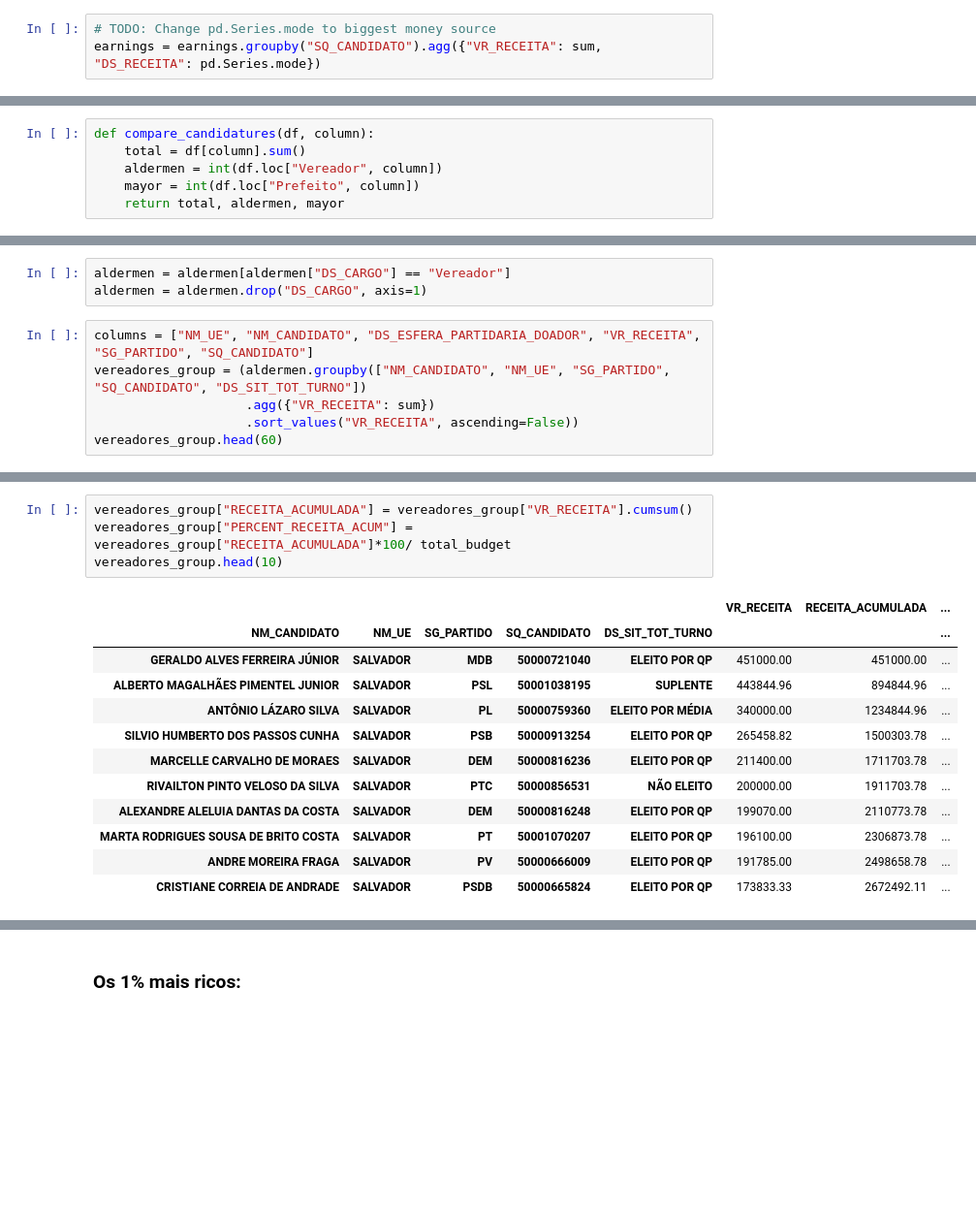
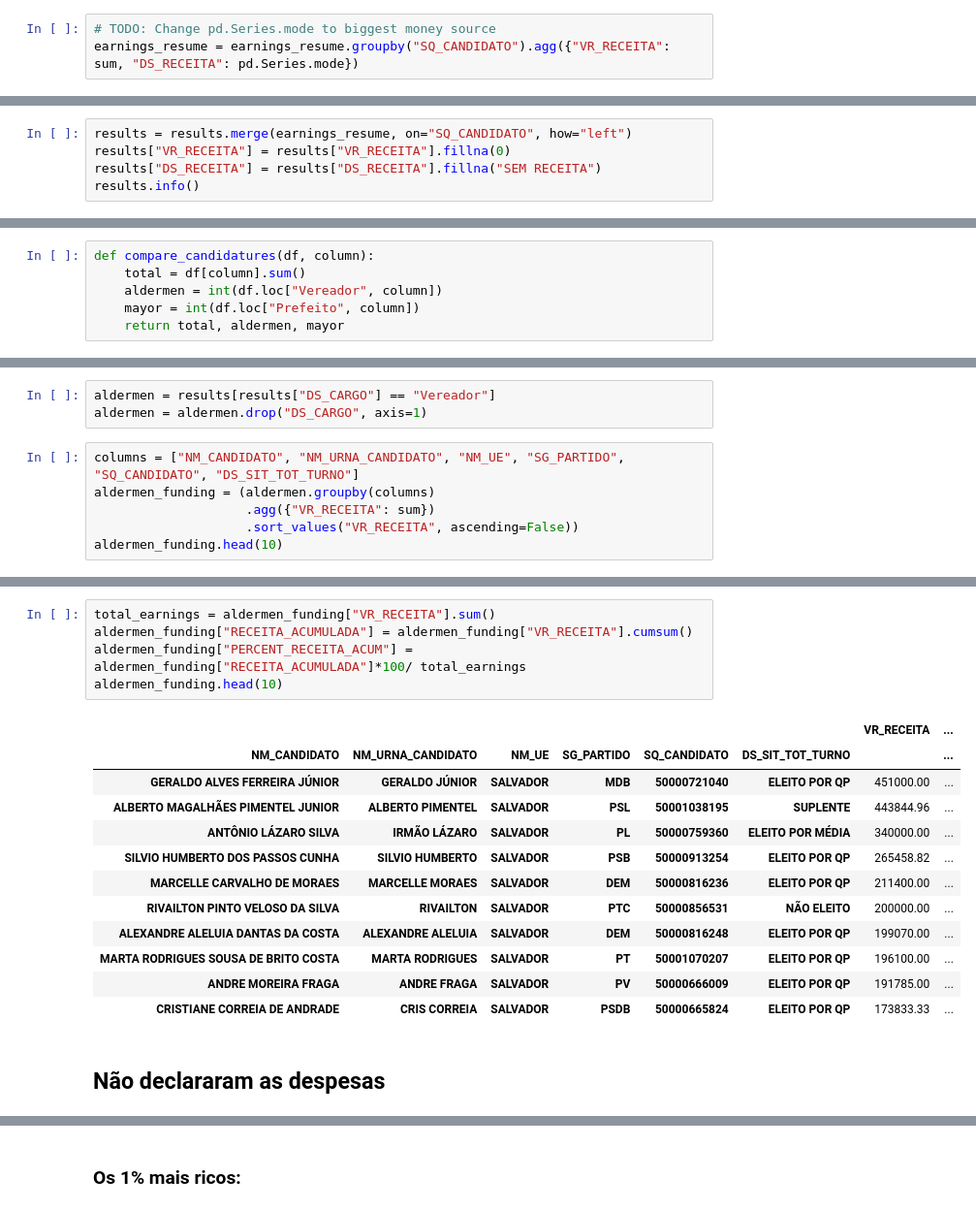
Before and after one commit to dadoscope/eleicoes_2020, a Jupyter notebook: 2020-12-11_analise_vereadores.ipynb, the cells around one changed output, grey strips where cells are left out. Shown at 97% size. Saved outputs shown, nothing was run; the diff lists cells and outputs as text; blank space fills up the shorter version.

```diff
--- a/2020-12-11_analise_vereadores.ipynb
+++ b/2020-12-11_analise_vereadores.ipynb
@@ -196,3 +250,3 @@ earnings["VR_RECEITA"] = earnings["VR_RECEITA"].apply(currency_to_float)
 # %%
 # TODO: Change pd.Series.mode to biggest money source
-earnings = earnings.groupby("SQ_CANDIDATO").agg({"VR_RECEITA": sum, "DS_RECEITA": pd.Series.mode})
+earnings_resume = earnings_resume.groupby("SQ_CANDIDATO").agg({"VR_RECEITA": sum, "DS_RECEITA": pd.Series.mode})
@@ -222,0 +253,5 @@ memory usage: 3.7+ MB
+# %%
+results = results.merge(earnings_resume, on="SQ_CANDIDATO", how="left")
+results["VR_RECEITA"] = results["VR_RECEITA"].fillna(0)
+results["DS_RECEITA"] = results["DS_RECEITA"].fillna("SEM RECEITA")
+results.info()
@@ -300,10 +362,10 @@ Campanhas a Prefeito não gastaram R$ 6.645.658 do total arrecadado; 22.37% do t
 # %%
-aldermen = aldermen[aldermen["DS_CARGO"] == "Vereador"]
+aldermen = results[results["DS_CARGO"] == "Vereador"]
 aldermen = aldermen.drop("DS_CARGO", axis=1)
 # %%
-columns = ["NM_UE", "NM_CANDIDATO", "DS_ESFERA_PARTIDARIA_DOADOR", "VR_RECEITA", "SG_PARTIDO", "SQ_CANDIDATO"]
-vereadores_group = (aldermen.groupby(["NM_CANDIDATO", "NM_UE", "SG_PARTIDO", "SQ_CANDIDATO", "DS_SIT_TOT_TURNO"])
+columns = ["NM_CANDIDATO", "NM_URNA_CANDIDATO", "NM_UE", "SG_PARTIDO", "SQ_CANDIDATO", "DS_SIT_TOT_TURNO"]
+aldermen_funding = (aldermen.groupby(columns)
                     .agg({"VR_RECEITA": sum})
                     .sort_values("VR_RECEITA", ascending=False))
-vereadores_group.head(60)
+aldermen_funding.head(10)
 # %% [output]
@@ -372,17 +434,20 @@ array([  670.   ,  2450.   ,  4641.216,  8000.   , 24686.   ])
 # %%
-vereadores_group["RECEITA_ACUMULADA"] = vereadores_group["VR_RECEITA"].cumsum()
-vereadores_group["PERCENT_RECEITA_ACUM"] = vereadores_group["RECEITA_ACUMULADA"]*100/ total_budget
-vereadores_group.head(10)
+total_earnings = aldermen_funding["VR_RECEITA"].sum()
+aldermen_funding["RECEITA_ACUMULADA"] = aldermen_funding["VR_RECEITA"].cumsum()
+aldermen_funding["PERCENT_RECEITA_ACUM"] = aldermen_funding["RECEITA_ACUMULADA"]*100/ total_earnings
+aldermen_funding.head(10)
 # %% [output]
-|  |  |  |  |  | VR_RECEITA | RECEITA_ACUMULADA | ... |
-| NM_CANDIDATO | NM_UE | SG_PARTIDO | SQ_CANDIDATO | DS_SIT_TOT_TURNO |  |  | ... |
-| GERALDO ALVES FERREIRA JÚNIOR | SALVADOR | MDB | 50000721040 | ELEITO POR QP | 451000.00 | 451000.00 | ... |
-| ALBERTO MAGALHÃES PIMENTEL JUNIOR | SALVADOR | PSL | 50001038195 | SUPLENTE | 443844.96 | 894844.96 | ... |
-| ANTÔNIO LÁZARO SILVA | SALVADOR | PL | 50000759360 | ELEITO POR MÉDIA | 340000.00 | 1234844.96 | ... |
-| SILVIO HUMBERTO DOS PASSOS CUNHA | SALVADOR | PSB | 50000913254 | ELEITO POR QP | 265458.82 | 1500303.78 | ... |
-| MARCELLE CARVALHO DE MORAES | SALVADOR | DEM | 50000816236 | ELEITO POR QP | 211400.00 | 1711703.78 | ... |
-| RIVAILTON PINTO VELOSO DA SILVA | SALVADOR | PTC | 50000856531 | NÃO ELEITO | 200000.00 | 1911703.78 | ... |
-| ALEXANDRE ALELUIA DANTAS DA COSTA | SALVADOR | DEM | 50000816248 | ELEITO POR QP | 199070.00 | 2110773.78 | ... |
-| MARTA RODRIGUES SOUSA DE BRITO COSTA | SALVADOR | PT | 50001070207 | ELEITO POR QP | 196100.00 | 2306873.78 | ... |
-| ANDRE MOREIRA FRAGA | SALVADOR | PV | 50000666009 | ELEITO POR QP | 191785.00 | 2498658.78 | ... |
-| CRISTIANE CORREIA DE ANDRADE | SALVADOR | PSDB | 50000665824 | ELEITO POR QP | 173833.33 | 2672492.11 | ... |
+|  |  |  |  |  |  | VR_RECEITA | ... |
+| NM_CANDIDATO | NM_URNA_CANDIDATO | NM_UE | SG_PARTIDO | SQ_CANDIDATO | DS_SIT_TOT_TURNO |  | ... |
+| GERALDO ALVES FERREIRA JÚNIOR | GERALDO JÚNIOR | SALVADOR | MDB | 50000721040 | ELEITO POR QP | 451000.00 | ... |
+| ALBERTO MAGALHÃES PIMENTEL JUNIOR | ALBERTO PIMENTEL | SALVADOR | PSL | 50001038195 | SUPLENTE | 443844.96 | ... |
+| ANTÔNIO LÁZARO SILVA | IRMÃO LÁZARO | SALVADOR | PL | 50000759360 | ELEITO POR MÉDIA | 340000.00 | ... |
+| SILVIO HUMBERTO DOS PASSOS CUNHA | SILVIO HUMBERTO | SALVADOR | PSB | 50000913254 | ELEITO POR QP | 265458.82 | ... |
+| MARCELLE CARVALHO DE MORAES | MARCELLE MORAES | SALVADOR | DEM | 50000816236 | ELEITO POR QP | 211400.00 | ... |
+| RIVAILTON PINTO VELOSO DA SILVA | RIVAILTON | SALVADOR | PTC | 50000856531 | NÃO ELEITO | 200000.00 | ... |
+| ALEXANDRE ALELUIA DANTAS DA COSTA | ALEXANDRE ALELUIA | SALVADOR | DEM | 50000816248 | ELEITO POR QP | 199070.00 | ... |
+| MARTA RODRIGUES SOUSA DE BRITO COSTA | MARTA RODRIGUES | SALVADOR | PT | 50001070207 | ELEITO POR QP | 196100.00 | ... |
+| ANDRE MOREIRA FRAGA | ANDRE FRAGA | SALVADOR | PV | 50000666009 | ELEITO POR QP | 191785.00 | ... |
+| CRISTIANE CORREIA DE ANDRADE | CRIS CORREIA | SALVADOR | PSDB | 50000665824 | ELEITO POR QP | 173833.33 | ... |
+# %% [markdown]
+## Não declararam as despesas
```
Also changed, not shown: parts of 87 cells of this notebook, 2 other files.
